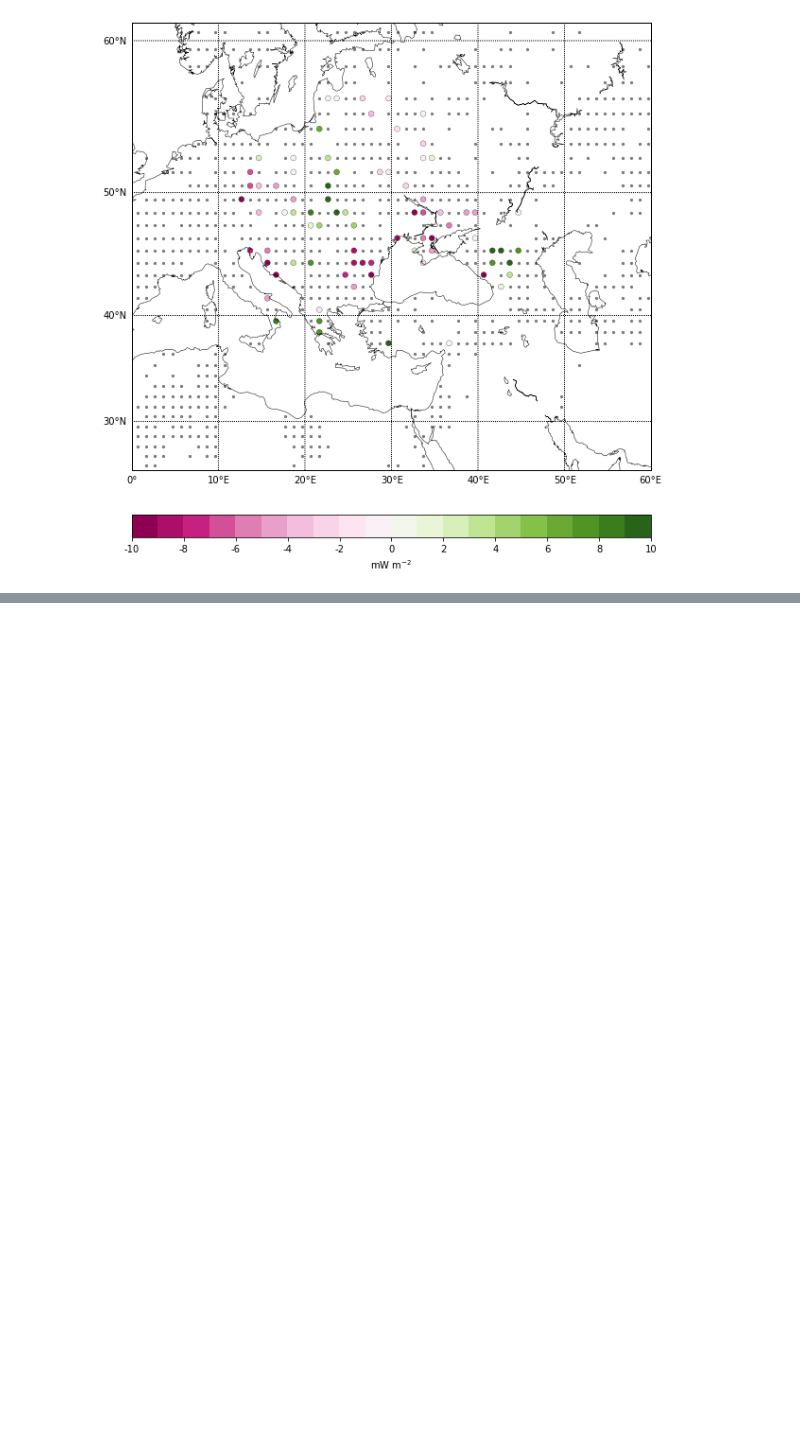
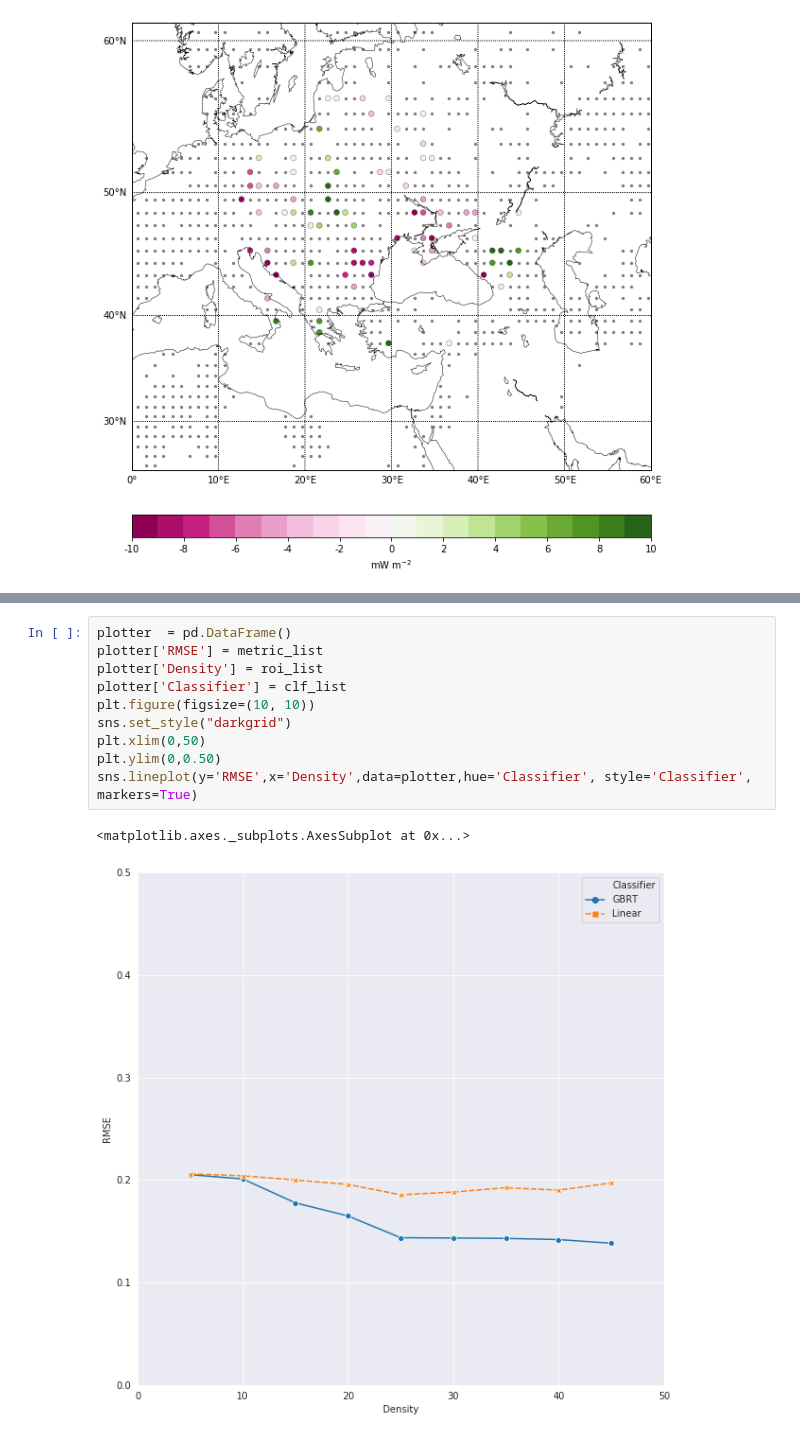
Before and after one commit to rahul-aedula95/ScientificML, a Jupyter notebook: 139/139.ipynb, the cells around one changed output, grey strips where cells are left out. Drawn from its saved outputs; the diff is of its cells as text; blank space fills up the shorter version.

Commit message:
Created RMSE R2 lineplots vs density

```diff
--- a/139/139.ipynb
+++ b/139/139.ipynb
@@ -366,0 +416,13 @@ The dedent function was deprecated in Matplotlib 3.1 and will be removed in 3.3.
+# %%
+plotter  = pd.DataFrame()
+plotter['RMSE'] = metric_list
+plotter['Density'] = roi_list
+plotter['Classifier'] = clf_list
+plt.figure(figsize=(10, 10))
+sns.set_style("darkgrid")
+plt.xlim(0,50)
+plt.ylim(0,0.50)
+sns.lineplot(y='RMSE',x='Density',data=plotter,hue='Classifier', style='Classifier', markers=True)
+# %% [output]
+<matplotlib.axes._subplots.AxesSubplot at 0x...>
+[figure, added]
```
Also changed, not shown: parts of 4 cells of this notebook.
